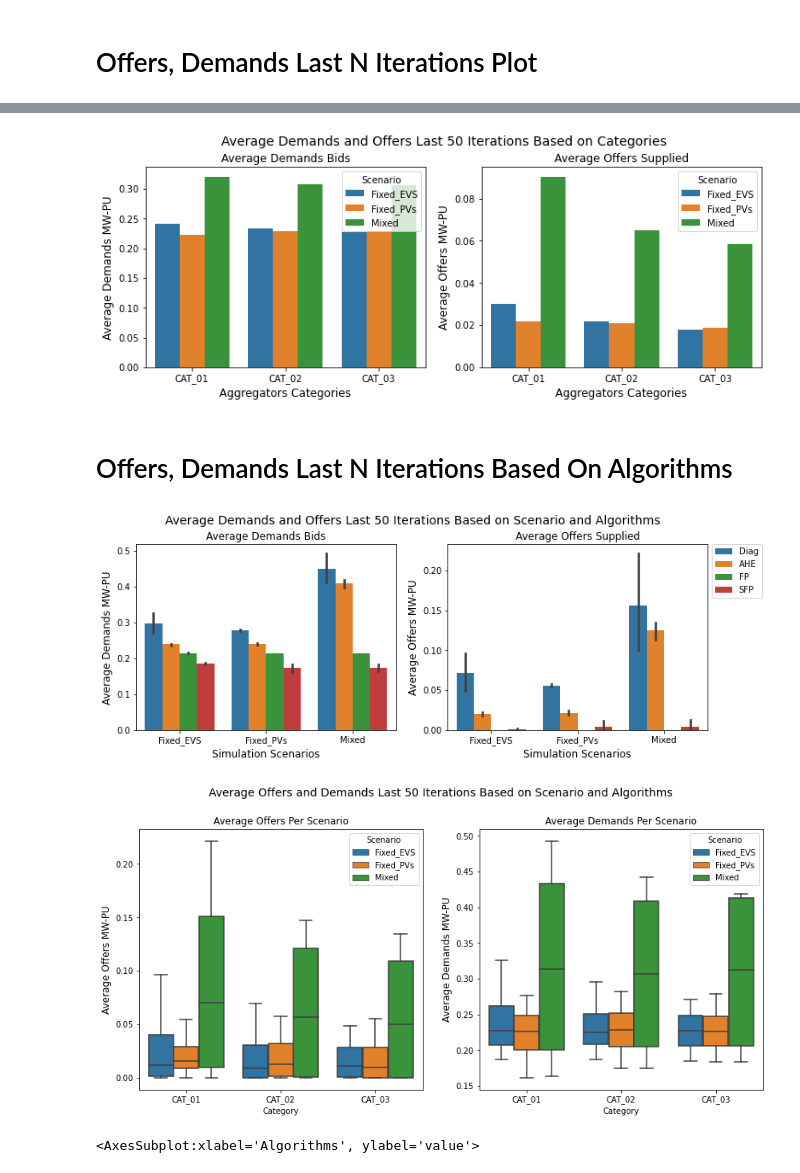
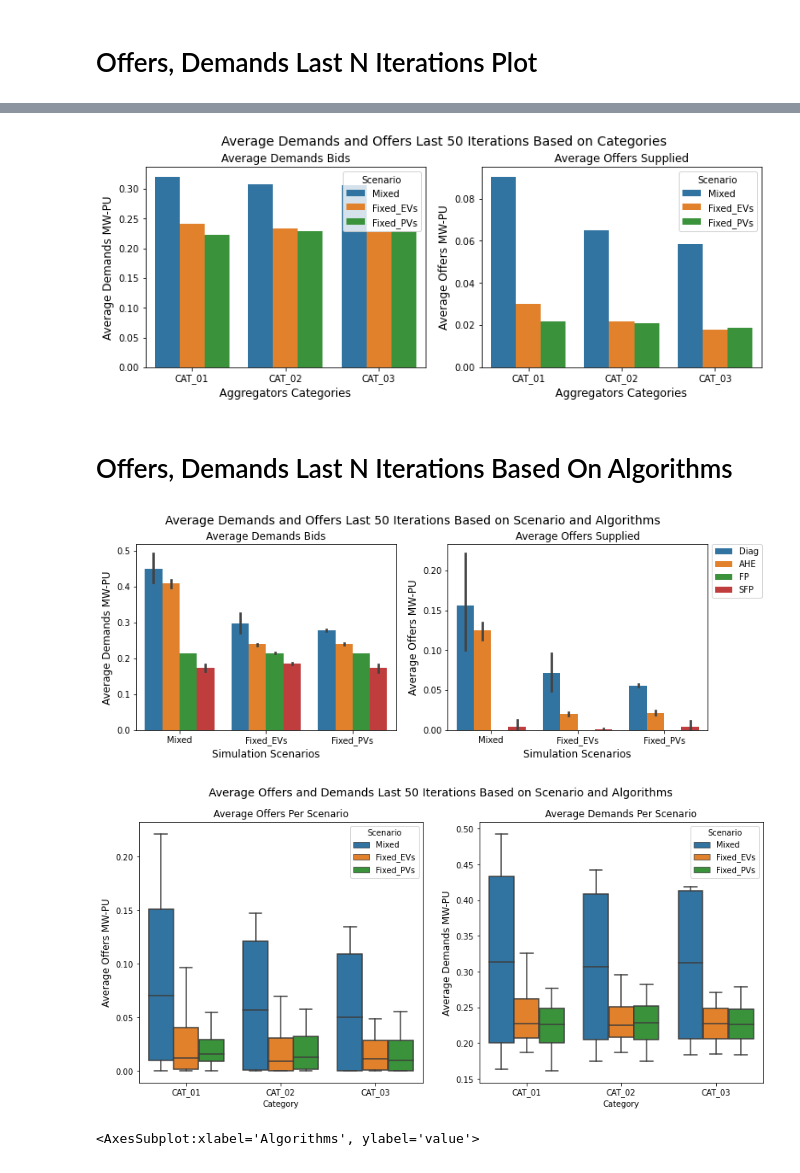
Before and after one commit to alirezakfz/PyomoModels, a Jupyter notebook: 08_SEST2022_DA_EQ/Results3/Plot/Journal_Diagonalization_V01.ipynb, the cells around one changed output, grey strips where cells are left out. Cells and saved outputs as stored; diff of their text form; code cells hidden in the pictures.

```diff
--- a/08_SEST2022_DA_EQ/Results3/Plot/Journal_Diagonalization_V01.ipynb
+++ b/08_SEST2022_DA_EQ/Results3/Plot/Journal_Diagonalization_V01.ipynb
@@ -126,17 +126,24 @@ df_offer = pd.DataFrame({"Offer":offer, 'Scenario':scenario, 'Time':time})
 
 fig, axes = plt.subplots(1, 2, figsize=(16, 4))
 
+order = ['Mixed', 'Fixed_EVs', 'Fixed_PVs']
+
 sns.barplot(data= df_demand.groupby(['Time', 'Scenario']).mean().reset_index(),
-            x='Time', y='Demands', hue='Scenario' , ax=axes[0])
+            x='Time', y='Demands', hue='Scenario' , hue_order=order, ax=axes[0])
 axes[0].set_title("Average Demands Bids", fontsize=12)
 axes[0].set_xlabel('Time Interval',fontsize=12);
 axes[0].set_ylabel('Average Demands MW-PU',fontsize=12);
 
 sns.barplot(data= df_offer.groupby(['Time', 'Scenario']).mean().reset_index(),
-            x='Time', y='Offer', hue='Scenario' , ax=axes[1])
+            x='Time', y='Offer', hue='Scenario' , hue_order=order, ax=axes[1])
 axes[1].set_title("Average Offers Supplied", fontsize=12)
 axes[1].set_xlabel('Time Interval',fontsize=12);
 axes[1].set_ylabel('Average Offers MW-PU',fontsize=12);
 
 fig.suptitle('Average Demands and Offers Last %d  Iterations In ALL Scenarios'%last_iterations, fontsize=14, y=1.);
+
+for ax in axes.flatten():
+    ax.set_rasterized(True)
+
+fig.savefig("Figures/Diag_Figures/Average_Demands_Offers_Time_Slot.png", bbox_inches= 'tight')
 # %% [output]
@@ -183,14 +190,16 @@ df_demand = pd.DataFrame({'Demands':demand, 'Offer':offer,  'Scenario':scenario,
 
 fig, axes = plt.subplots(1, 2, figsize=(12, 4))
 
+order = ['Mixed', 'Fixed_EVs', 'Fixed_PVs']
+
 sns.barplot(data= df_demand.groupby(['Scenario', 'Category']).mean().reset_index(),
-            x='Category', y='Demands', hue='Scenario' , ax=axes[0])
+            x='Category', y='Demands', hue='Scenario' , hue_order=order, ax=axes[0])
 axes[0].set_title("Average Demands Bids", fontsize=12)
 axes[0].set_xlabel('Aggregators Categories',fontsize=12);
 axes[0].set_ylabel('Average Demands MW-PU',fontsize=12);
 
 sns.barplot(data= df_demand.groupby(['Scenario', 'Category']).mean().reset_index(),
-            x='Category', y='Offer', hue='Scenario' , ax=axes[1])
+            x='Category', y='Offer', hue='Scenario' , hue_order=order, ax=axes[1])
 axes[1].set_title("Average Offers Supplied", fontsize=12)
 axes[1].set_xlabel('Aggregators Categories',fontsize=12);
 axes[1].set_ylabel('Average Offers MW-PU',fontsize=12);
@@ -204,8 +213,13 @@ axes[1].set_ylabel('Average Offers MW-PU',fontsize=12);
 
 
 fig.suptitle('Average Demands and Offers Last %d Iterations Based on Categories'%last_iterations, fontsize=14, y=1.);
+
+for ax in axes.flatten():
+    ax.set_rasterized(True)
+
+fig.savefig("Figures/Diag_Figures/Average_Demands_Offers_Categories_VS_Scenario.png", bbox_inches= 'tight')
 # %% [output]
-[figure, old version]
+[figure, new version]
 # %% [markdown]
 # Offers, Demands  Last N Iterations Based On Algorithms
 # %%
@@ -250,16 +264,17 @@ df_demand = pd.DataFrame({'Demands':demand, 'Offer':offer,  'Scenario':scenario,
 
 fig, axes = plt.subplots(1, 2, figsize=(12, 4))
 order =['Diag', 'AHE', 'FP', 'SFP']
+h_order=['Mixed', 'Fixed_EVs', 'Fixed_PVs']
 
 sns.barplot(data= df_demand.groupby(['Category','Algorithm','Scenario']).mean().reset_index(),
-            x='Scenario', y='Demands', hue='Algorithm' , hue_order=order, ax=axes[0])
+            x='Scenario', y='Demands', hue='Algorithm' , hue_order=order, order=h_order, ax=axes[0])
 axes[0].set_title("Average Demands Bids", fontsize=12)
 axes[0].set_xlabel('Simulation Scenarios',fontsize=12);
 axes[0].set_ylabel('Average Demands MW-PU',fontsize=12);
 axes[0].set_rasterized(True)
 
 sns.barplot(data= df_demand.groupby(['Category','Algorithm','Scenario']).mean().reset_index(),
-            x='Scenario', y='Offer', hue='Algorithm' , hue_order=order, ax=axes[1])
+            x='Scenario', y='Offer', hue='Algorithm' , hue_order=order, order=h_order, ax=axes[1])
 axes[1].set_title("Average Offers Supplied", fontsize=12)
 axes[1].set_xlabel('Simulation Scenarios',fontsize=12);
 axes[1].set_ylabel('Average Offers MW-PU',fontsize=12);
@@ -273,8 +288,13 @@ for ax in axes:
     ax.get_legend().remove()
 
 fig.suptitle('Average Demands and Offers Last %d Iterations Based on Scenario and Algorithms'%last_iterations, fontsize=14, y=1.);
+
+for ax in axes.flatten():
+    ax.set_rasterized(True)
+
+fig.savefig("Figures/Diag_Figures/Average_Demands_Offers_Scenario_VS_Algo.png", bbox_inches= 'tight')
 # %% [output]
-[figure, old version]
+[figure, new version]
 # %%
 counter = 0
 counter_algo=0
@@ -302,37 +322,43 @@ for df in df_all:
         cat = temp_offer.index[i]
         DAs_Cat.append(offer_dict[cat])
         scenario.append(scen_list[counter%3])
         algos.append(algo_list[counter_algo])
     counter+=1
     if counter % 3 == 0:
         counter_algo+=1
 
 # # Create Dataframe from listed Values
 df_demand = pd.DataFrame({'Demands':demand, 'Offers':offer,  'Scenario':scenario, 'Category':DAs_Cat, 'Algorithms':algos})
 
 
 fig, axes = plt.subplots(1, 2, figsize=(14, 6))
 order =['Diag', 'AHE', 'FP', 'SFP']
+h_order=['Mixed', 'Fixed_EVs', 'Fixed_PVs']
 
 df_temp = df_demand[[ 'Offers', 'Scenario', 'Category','Algorithms']]
 df_temp = df_temp.melt(id_vars=['Category','Scenario','Algorithms'],  var_name="Bid_Type", value_name="Bid_Value").groupby(['Category','Scenario','Algorithms']).mean().reset_index()
 #df_temp = df_temp.melt(id_vars=['Category','Scenario'],  var_name="Bid_Type", value_name="Bid_Value").groupby(['Category','Scenario','Bid_Type']).mean().reset_index()
 #df_temp = df_temp.melt(id_vars=['Category','Scenario'],  var_name="Bid_Type", value_name="Bid_Value").groupby(['Category','Scenario','Bid_Type']).mean().reset_index()
 
-sns.boxplot(data= df_temp, x='Category', y='Bid_Value', hue='Scenario' , ax=axes[0])
+sns.boxplot(data= df_temp, x='Category', y='Bid_Value', hue='Scenario' , hue_order=h_order, ax=axes[0])
 axes[0].set_ylabel('Average Offers MW-PU',fontsize=12);
 axes[0].set_title('Average Offers Per Scenario',fontsize=12);
 
 df_temp = df_demand[[ 'Demands', 'Scenario', 'Category','Algorithms']]
 df_temp = df_temp.melt(id_vars=['Category','Scenario','Algorithms'],  var_name="Bid_Type", value_name="Bid_Value").groupby(['Category','Scenario','Algorithms']).mean().reset_index()
 
-sns.boxplot(data= df_temp, x='Category', y='Bid_Value', hue='Scenario' , ax=axes[1])
+sns.boxplot(data= df_temp, x='Category', y='Bid_Value', hue='Scenario' , hue_order=h_order, ax=axes[1])
 axes[1].set_ylabel('Average Demands MW-PU',fontsize=12);
 axes[1].set_title('Average Demands Per Scenario',fontsize=12);
 
-fig.suptitle('Average Offers and Demands Last %d Iterations Based on Scenario and Algorithms'%last_iterations, fontsize=14, y=1.);
+fig.suptitle('Average Offers and Demands Last %d Iterations Based on Scenario and Algorithms'%last_iterations, fontsize=14, y=0.98);
+
+for ax in axes.flatten():
+    ax.set_rasterized(True)
+
+fig.savefig("Figures/Diag_Figures/Average_Demands_Offers_Categories_VS_Scenario.png", bbox_inches= 'tight')
 # %% [output]
-[figure, old version]
+[figure, new version]
 # %%
 #df_demand.melt(id_vars=['Category','Scenario','Algorithms']).groupby(['Algorithms','Scenario', 'variable']).mean().reset_index()
 sns.boxplot(data= df_demand.melt(id_vars=['Category','Scenario','Algorithms']).groupby(['Algorithms','Scenario', 'variable']).mean().reset_index(),
```
Also changed, not shown: parts of 4 cells of this notebook, 17 other files.
